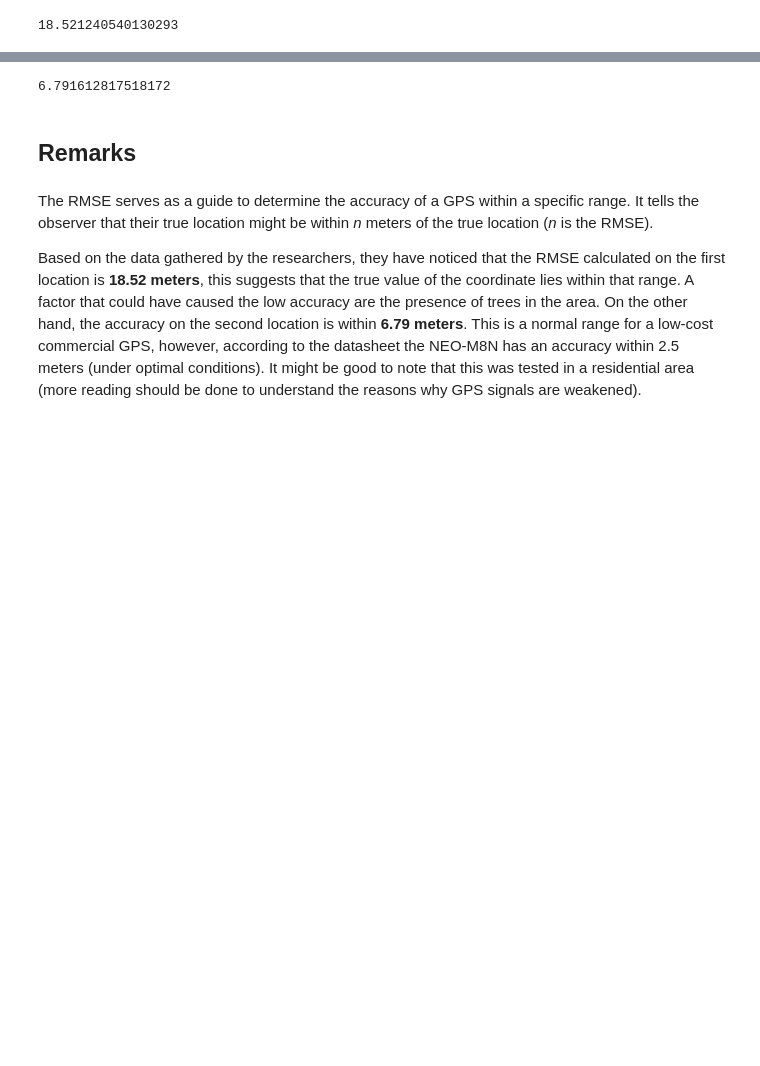
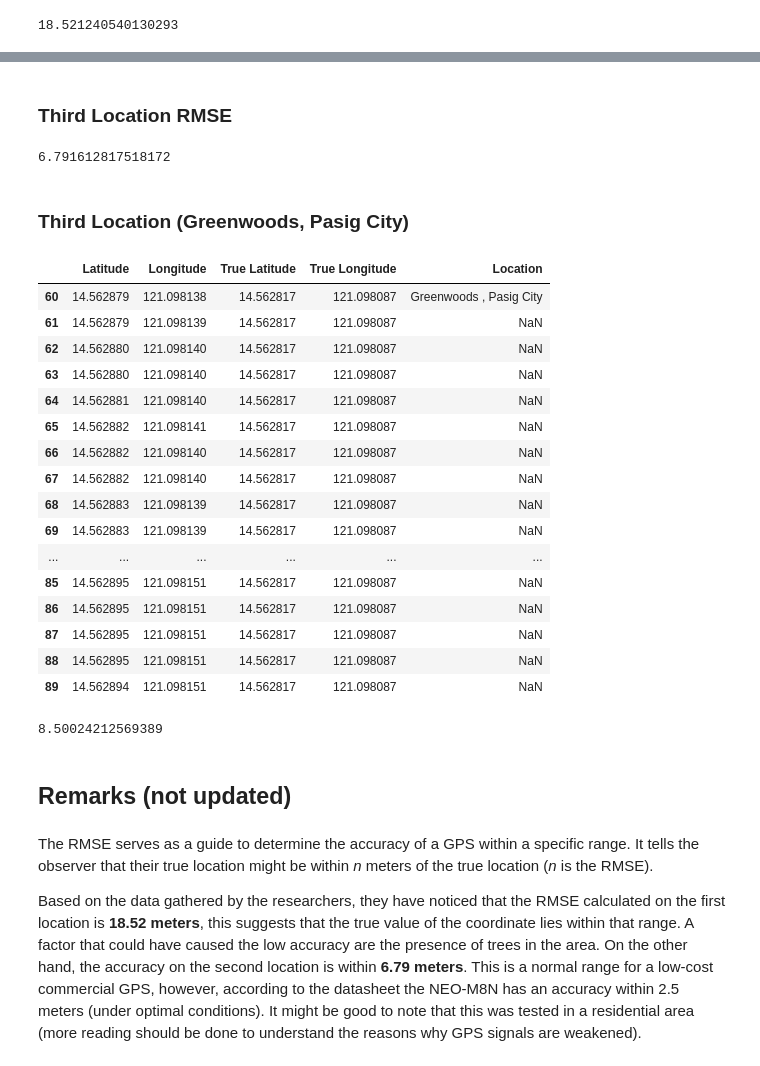
Before and after one commit to egsoliva/shield-0.1.2, a Jupyter notebook: stats-results/gps-accuracy/gps_accuracy.ipynb, the cells around one changed output, grey strips where cells are left out. Cells and saved outputs as stored; diff of their text form; code cells hidden in the pictures; blank space fills up the shorter version.

Commit message:
Added third location to dataset and computed the RMSE

```diff
--- a/stats-results/gps-accuracy/gps_accuracy.ipynb
+++ b/stats-results/gps-accuracy/gps_accuracy.ipynb
@@ -87,6 +87,8 @@ data[30:60]
 | 57 | 14.566067 | 121.058113 | 14.56603 | 121.05823 | NaN |
 | 58 | 14.566069 | 121.058105 | 14.56603 | 121.05823 | NaN |
 | 59 | 14.566073 | 121.058098 | 14.56603 | 121.05823 | NaN |
+# %% [markdown]
+### Third Location RMSE
 # %%
 dist2 = dist[30:60]
 true_dist2 = true_dist[30:60]
@@ -96,8 +98,39 @@ print(rmse)
 loc_rmse.append(rmse)
 # %% [output]
 6.791612817518172
+# %% [markdown]
+### Third Location (Greenwoods, Pasig City)
+# %%
+data[60:90]
+# %% [output]
+|  | Latitude | Longitude | True Latitude | True Longitude | Location |
+| 60 | 14.562879 | 121.098138 | 14.562817 | 121.098087 | Greenwoods , Pasig City |
+| 61 | 14.562879 | 121.098139 | 14.562817 | 121.098087 | NaN |
+| 62 | 14.562880 | 121.098140 | 14.562817 | 121.098087 | NaN |
+| 63 | 14.562880 | 121.098140 | 14.562817 | 121.098087 | NaN |
+| 64 | 14.562881 | 121.098140 | 14.562817 | 121.098087 | NaN |
+| 65 | 14.562882 | 121.098141 | 14.562817 | 121.098087 | NaN |
+| 66 | 14.562882 | 121.098140 | 14.562817 | 121.098087 | NaN |
+| 67 | 14.562882 | 121.098140 | 14.562817 | 121.098087 | NaN |
+| 68 | 14.562883 | 121.098139 | 14.562817 | 121.098087 | NaN |
+| 69 | 14.562883 | 121.098139 | 14.562817 | 121.098087 | NaN |
+| ... | ... | ... | ... | ... | ... |
+| 85 | 14.562895 | 121.098151 | 14.562817 | 121.098087 | NaN |
+| 86 | 14.562895 | 121.098151 | 14.562817 | 121.098087 | NaN |
+| 87 | 14.562895 | 121.098151 | 14.562817 | 121.098087 | NaN |
+| 88 | 14.562895 | 121.098151 | 14.562817 | 121.098087 | NaN |
+| 89 | 14.562894 | 121.098151 | 14.562817 | 121.098087 | NaN |
+# %%
+dist3 = dist[60:90]
+true_dist3 = true_dist[60:90]
+mse3 = mean_squared_error(dist3, true_dist3)
+rmse = np.sqrt(mse3)
+print(rmse)
+loc_rmse.append(np.sqrt(mse3))
+# %% [output]
+8.50024212569389
 # %% [markdown]
-## Remarks
+## Remarks (not updated)
 # %% [markdown]
 The RMSE serves as a guide to determine the accuracy of a GPS within a specific range. It tells the observer that their true location might be within *n* meters of the true location (*n* is the RMSE).
 
```
Also changed, not shown: parts of 5 cells of this notebook, 1 other file.
